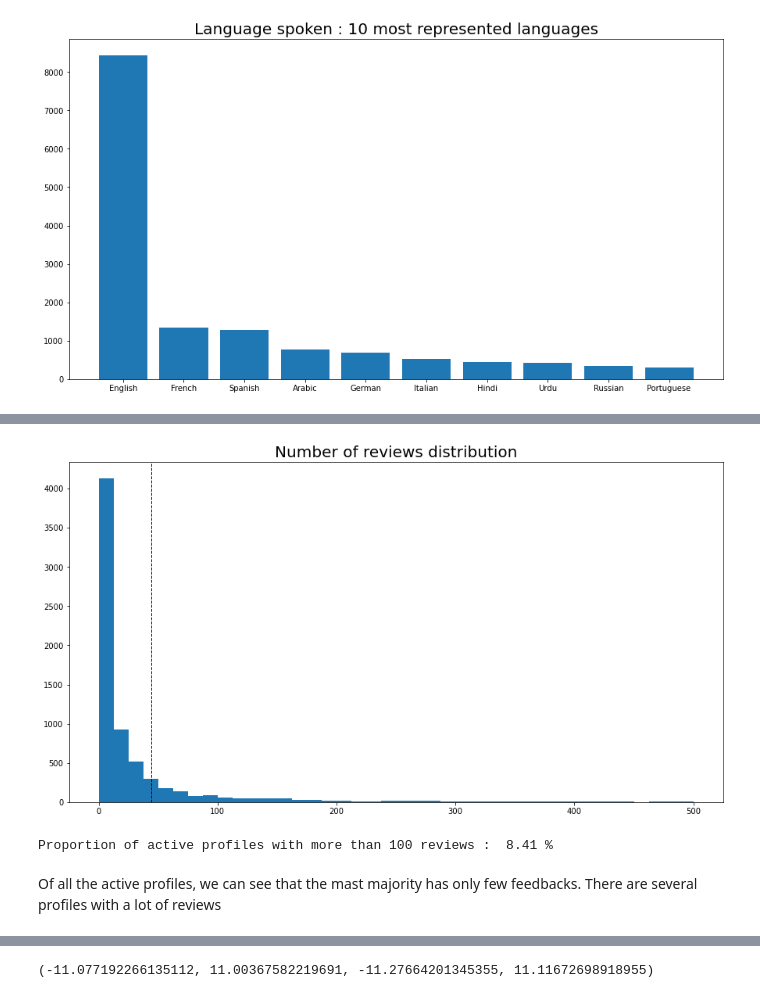
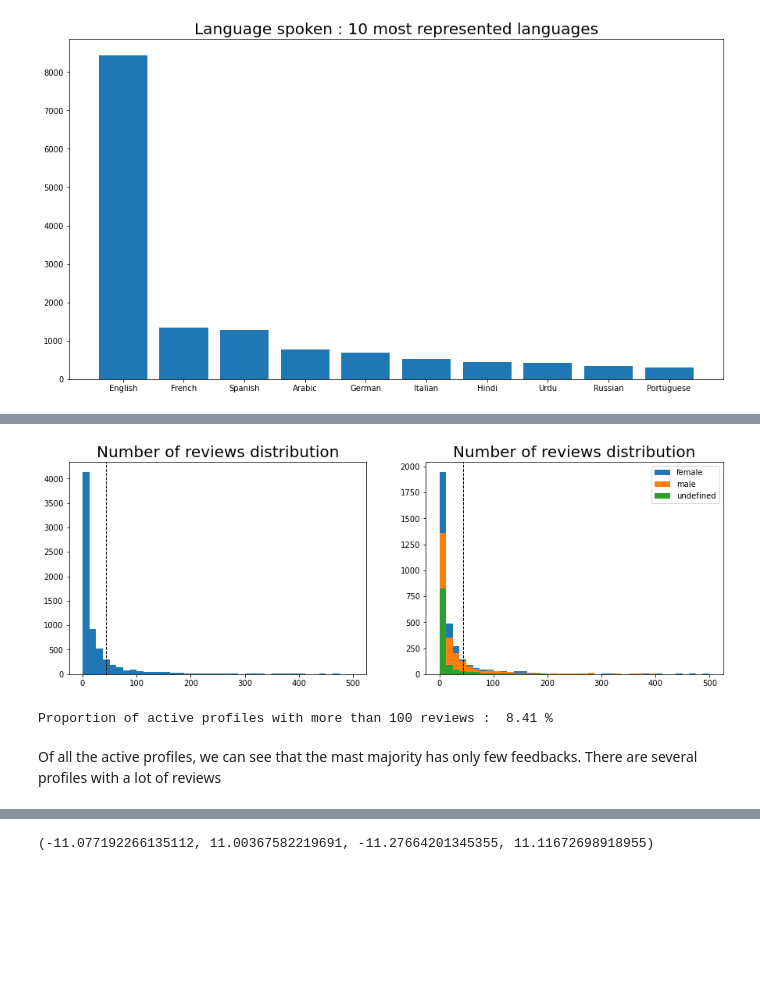
Before and after one commit to Victor-Manach/MODS207, a Jupyter notebook: Data_Analysis.ipynb, the cells around one changed output, grey strips where cells are left out. Cells and saved outputs as stored; diff of their text form; code cells hidden in the pictures; blank space fills up the shorter version.

```diff
--- a/Data_Analysis.ipynb
+++ b/Data_Analysis.ipynb
@@ -66,17 +77,32 @@ All the workers have good grades. Only a minority of them has a rating lower tha
 # %%
-figure = plt.figure(figsize=(15,8))
+figure = plt.figure(figsize=(15,5))
+
+
+axes = figure.add_subplot(121)
 plt.hist(data.loc[(0<data['nb_reviews'])]['nb_reviews'], range=[0, 500], bins = 40)
 plt.title("Number of reviews distribution", fontsize = 20)
 plt.axvline(sum(data.loc[(0<data['nb_reviews'])]['nb_reviews'])/len(data.loc[(0<data['nb_reviews'])]['nb_reviews']), color='k', linestyle='dashed', linewidth=1)
+
+
+axes = figure.add_subplot(122)
+plt.hist(data.loc[(0<data['nb_reviews']) & (data['gender']=='female')]['nb_reviews'], range=[0, 500], bins = 40, label = 'female')
+plt.hist(data.loc[(0<data['nb_reviews']) & (data['gender']=='male')]['nb_reviews'], range=[0, 500], bins = 40, label = 'male')
+plt.hist(data.loc[(0<data['nb_reviews']) & (data['gender'].isna())]['nb_reviews'], range=[0, 500], bins = 40, label = 'undefined')
+plt.title("Number of reviews distribution", fontsize = 20)
+plt.axvline(sum(data.loc[(0<data['nb_reviews'])]['nb_reviews'])/len(data.loc[(0<data['nb_reviews'])]['nb_reviews']), color='k', linestyle='dashed', linewidth=1)
+plt.legend()
+
+
 plt.show()
 
-print("Proportion of active profiles with more than 100 reviews : ", 100 * round(len(data.loc[(0<data['nb_reviews']) & (data['nb_reviews']>100)]['nb_reviews'])/
-     len(data.loc[(0<data['nb_reviews'])]['nb_reviews']),4), "%")
+print("Proportion of active profiles with more than 100 reviews : ", 100 *
+      round(len(data.loc[(0<data['nb_reviews']) & (data['nb_reviews']>100)]['nb_reviews'])/
+            len(data.loc[(0<data['nb_reviews'])]['nb_reviews']),4), "%")
 # %% [output]
-[figure, old version]
+[figure, new version]
 Proportion of active profiles with more than 100 reviews :  8.41 %
-# %% [markdown]
-Of all the active profiles, we can see that the mast majority has only few feedbacks. There are several profiles with a lot of reviews
+# %% [markdown]
+Of all the active profiles, we can see that the mast majority has only few feedbacks. There are several profiles with a lot of reviews
 # %%
 # put everything in dollars
 salary = []
```
Also changed, not shown: parts of 4 cells of this notebook, 1 other file.
